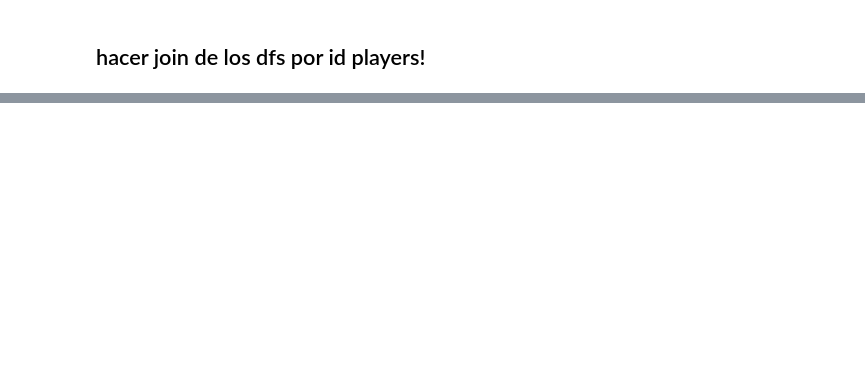
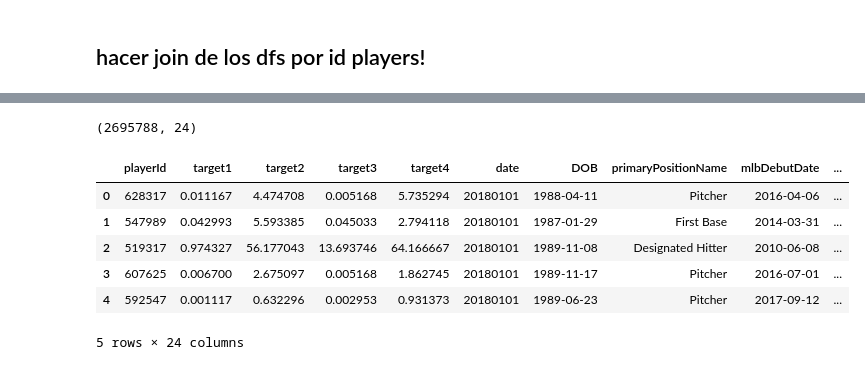
Before and after one commit to MarioChackGitHub/MLB-Kaggle, a Jupyter notebook: explore_data.ipynb, the cells around one changed output, grey strips where cells are left out. Saved outputs shown, nothing was run; the diff lists cells and outputs as text; code cells hidden in the pictures; blank space fills up the shorter version.

Commit message:
merged df ready

```diff
--- a/explore_data.ipynb
+++ b/explore_data.ipynb
@@ -453,2 +473,30 @@ sns.histplot(player_engagement)
+# %%
+#seleccionado
+targets_df = unpack_json(traindf,'nextDayPlayerEngagement')
+rosters_df = unpack_json(traindf,'rosters')
+#scores_tmp_df = unpack_json(train_df,'playerBoxScores')
+#games_df = unpack_json(train_df,'games')
+#teamBoxScores_df = unpack_json(train_df,'teamBoxScores')
+
+players_df = pd.read_csv("data/players.csv")
+#scores = scores_tmp.groupby(['playerId', 'date']).sum().reset_index()
+teams_df = pd.read_csv('data/teams.csv')
+seasons_df = pd.read_csv('data/seasons.csv')
+# %%
+targets_df_cols = ['playerId', 'target1',
+    'target2', 'target3', 'target4', 'date']
+rosters_df_cols = ['playerId', 'teamId',
+    'status', 'date']
+players_df_cols = ['playerId', 'DOB',
+    'primaryPositionName', 'mlbDebutDate']
 # %% [markdown]
 ## hacer join de los dfs por id players!
+# %%
+train_df = targets_df[targets_df_cols].merge(players_df[players_df_cols],
+                                            on = ["playerId"], how = "left")\
+                                        .merge(rosters_df[rosters_df_cols],
+                                            on = ["playerId", "date"], how="left")\
+                                        .merge(teams_df, left_on= ["teamId"], right_on=["id"], how="left")
+print("0", train_df.shape)
+
+train_df.head()
@@ -454,0 +523,13 @@ sns.histplot(player_engagement)
+# %%
+#este es nuestro df final para hacer training de los datos pero tenemos que formattear la fecha para un mejor performance.
+print(train_df.shape)
+train_df.head()
+# %% [output]
+(2695788, 24)
+|  | playerId | target1 | target2 | target3 | target4 | date | DOB | primaryPositionName | mlbDebutDate | ... |
+| 0 | 628317 | 0.011167 | 4.474708 | 0.005168 | 5.735294 | 20180101 | 1988-04-11 | Pitcher | 2016-04-06 | ... |
+| 1 | 547989 | 0.042993 | 5.593385 | 0.045033 | 2.794118 | 20180101 | 1987-01-29 | First Base | 2014-03-31 | ... |
+| 2 | 519317 | 0.974327 | 56.177043 | 13.693746 | 64.166667 | 20180101 | 1989-11-08 | Designated Hitter | 2010-06-08 | ... |
+| 3 | 607625 | 0.006700 | 2.675097 | 0.005168 | 1.862745 | 20180101 | 1989-11-17 | Pitcher | 2016-07-01 | ... |
+| 4 | 592547 | 0.001117 | 0.632296 | 0.002953 | 0.931373 | 20180101 | 1989-06-23 | Pitcher | 2017-09-12 | ... |
+5 rows × 24 columns
```
Also changed, not shown: parts of 7 cells of this notebook.
